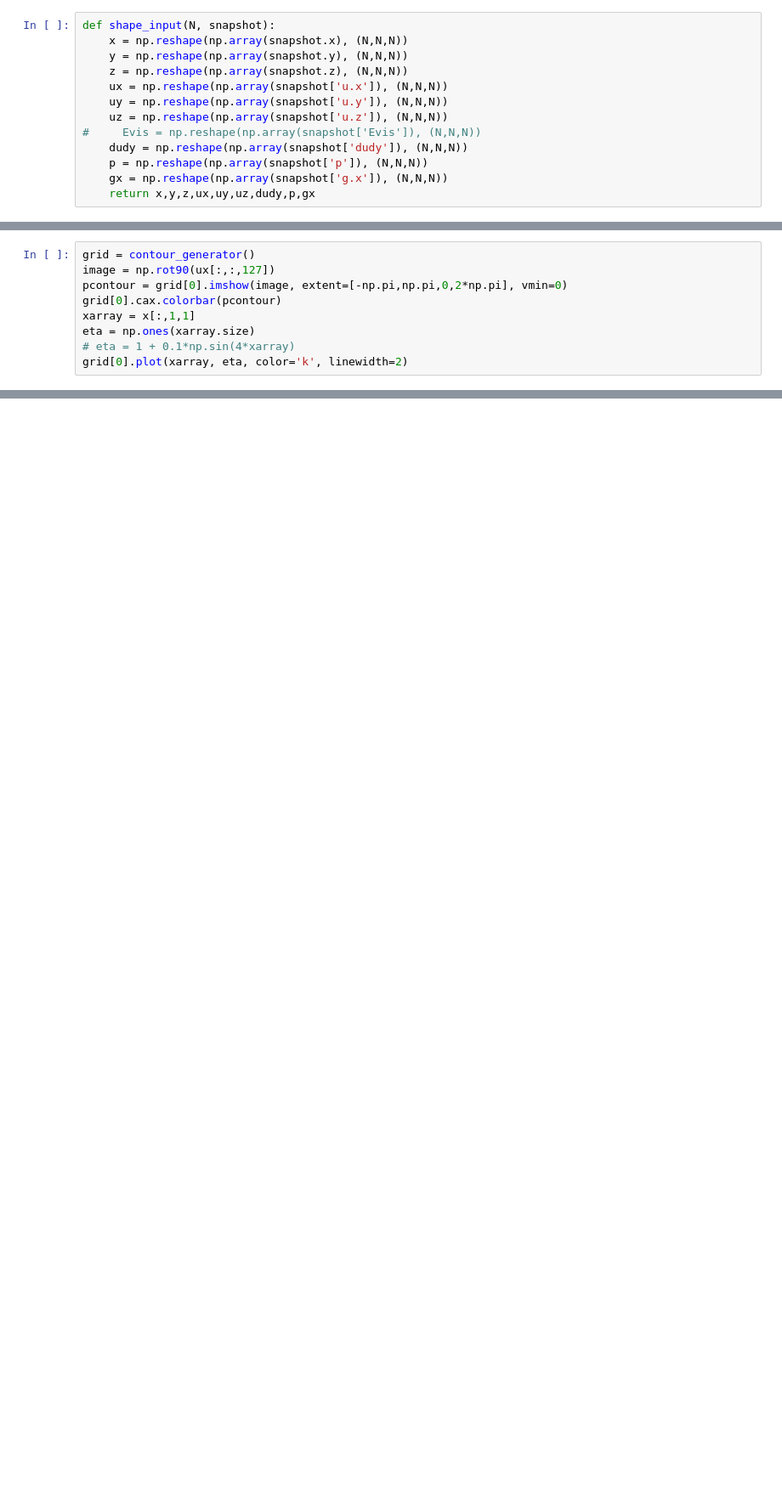
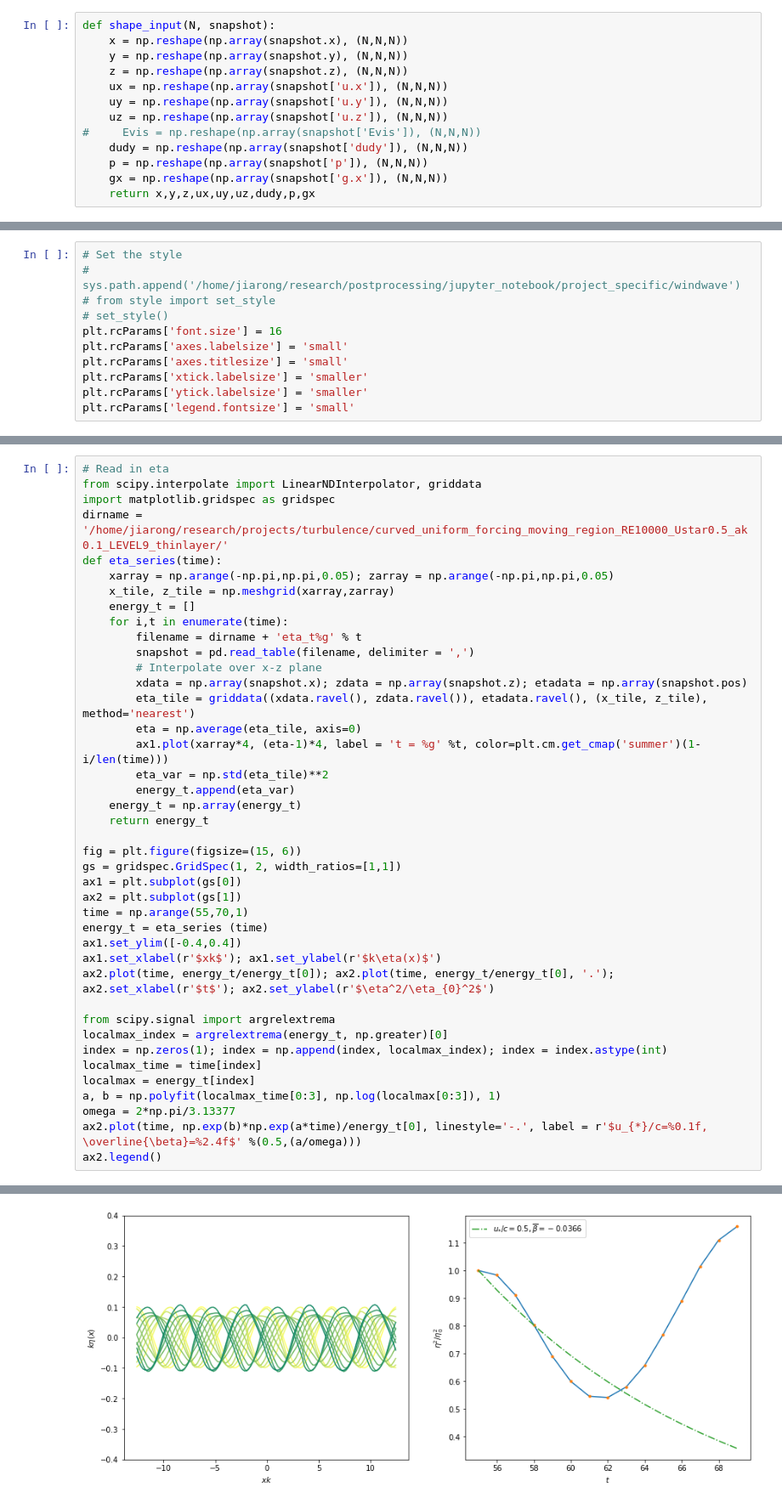
Before and after one commit to DeikeLab/jiarongw-postprocessing, a Jupyter notebook: jupyter_notebook/project_specific/turbulence/twophase.ipynb, the cells around one changed output, grey strips where cells are left out. Shown: that part at 85% size. Saved outputs shown, nothing was run; the diff lists cells and outputs as text; blank space fills up the shorter version.

Commit message:
Update of postprocessing file.

```diff
--- a/jupyter_notebook/project_specific/turbulence/twophase.ipynb
+++ b/jupyter_notebook/project_specific/turbulence/twophase.ipynb
@@ -156,9 +28,0 @@ grid[0].cax.colorbar(pcontour)
-# %%
-grid = contour_generator()
-image = np.rot90(ux[:,:,127])
-pcontour = grid[0].imshow(image, extent=[-np.pi,np.pi,0,2*np.pi], vmin=0)
-grid[0].cax.colorbar(pcontour)
-xarray = x[:,1,1]
-eta = np.ones(xarray.size)
-# eta = 1 + 0.1*np.sin(4*xarray)
-grid[0].plot(xarray, eta, color='k', linewidth=2)
@@ -194,0 +86,11 @@ di.shape
+# %%
+# Set the style
+# sys.path.append('/home/jiarong/research/postprocessing/jupyter_notebook/project_specific/windwave')
+# from style import set_style
+# set_style()
+plt.rcParams['font.size'] = 16
+plt.rcParams['axes.labelsize'] = 'small'
+plt.rcParams['axes.titlesize'] = 'small'
+plt.rcParams['xtick.labelsize'] = 'smaller'
+plt.rcParams['ytick.labelsize'] = 'smaller'
+plt.rcParams['legend.fontsize'] = 'small'
@@ -194,0 +124,42 @@ di.shape
+# %%
+# Read in eta
+from scipy.interpolate import LinearNDInterpolator, griddata
+import matplotlib.gridspec as gridspec
+dirname = '/home/jiarong/research/projects/turbulence/curved_uniform_forcing_moving_region_RE10000_Ustar0.5_ak0.1_LEVEL9_thinlayer/'
+def eta_series(time):
+    xarray = np.arange(-np.pi,np.pi,0.05); zarray = np.arange(-np.pi,np.pi,0.05)
+    x_tile, z_tile = np.meshgrid(xarray,zarray)
+    energy_t = []
+    for i,t in enumerate(time):
+        filename = dirname + 'eta_t%g' % t
+        snapshot = pd.read_table(filename, delimiter = ',')
+        # Interpolate over x-z plane
+        xdata = np.array(snapshot.x); zdata = np.array(snapshot.z); etadata = np.array(snapshot.pos)
+        eta_tile = griddata((xdata.ravel(), zdata.ravel()), etadata.ravel(), (x_tile, z_tile), method='nearest')
+        eta = np.average(eta_tile, axis=0)
+        ax1.plot(xarray*4, (eta-1)*4, label = 't = %g' %t, color=plt.cm.get_cmap('summer')(1-i/len(time)))
+        eta_var = np.std(eta_tile)**2
+        energy_t.append(eta_var)
+    energy_t = np.array(energy_t)
+    return energy_t
+
+fig = plt.figure(figsize=(15, 6))
+gs = gridspec.GridSpec(1, 2, width_ratios=[1,1])
+ax1 = plt.subplot(gs[0])
+ax2 = plt.subplot(gs[1])
+time = np.arange(55,70,1)
+energy_t = eta_series (time)
+ax1.set_ylim([-0.4,0.4])
+ax1.set_xlabel(r'$xk$'); ax1.set_ylabel(r'$k\eta(x)$')
+ax2.plot(time, energy_t/energy_t[0]); ax2.plot(time, energy_t/energy_t[0], '.'); ax2.set_xlabel(r'$t$'); ax2.set_ylabel(r'$\eta^2/\eta_{0}^2$')
+
+from scipy.signal import argrelextrema
+localmax_index = argrelextrema(energy_t, np.greater)[0]
+index = np.zeros(1); index = np.append(index, localmax_index); index = index.astype(int)
+localmax_time = time[index]
+localmax = energy_t[index]
+a, b = np.polyfit(localmax_time[0:3], np.log(localmax[0:3]), 1)
+omega = 2*np.pi/3.13377
+ax2.plot(time, np.exp(b)*np.exp(a*time)/energy_t[0], linestyle='-.', label = r'$u_{*}/c=%0.1f, \overline{\beta}=%2.4f$' %(0.5,(a/omega)))
+ax2.legend()
+# %% [output]
@@ -194,0 +167 @@ di.shape
+[figure, added]
```
Also changed, not shown: parts of 48 cells of this notebook, 18 other files.
